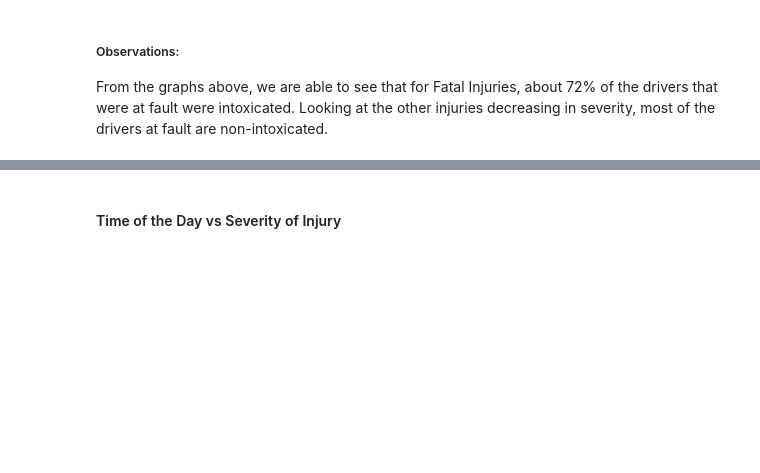
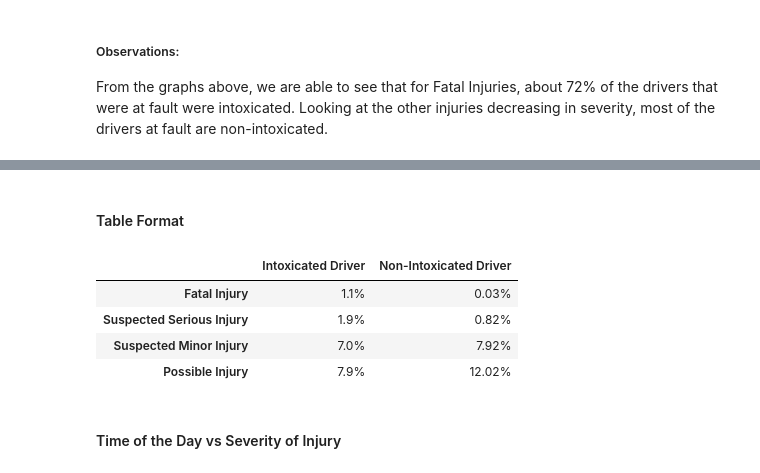
Before and after one commit to rayeni/car_crash_driver_profile, a Jupyter notebook: car_crash_eda.ipynb, the cells around one changed output, grey strips where cells are left out. Saved outputs shown, nothing was run; the diff lists cells and outputs as text; code cells hidden in the pictures; blank space fills up the shorter version.

```diff
--- a/car_crash_eda.ipynb
+++ b/car_crash_eda.ipynb
@@ -240,3 +301,17 @@ From the graphs above, we are able to see that for Fatal Injuries, about 72% of
+# %% [markdown]
+#### Table Format
+# %%
+data = {'Intoxicated Driver': ['1.1%','1.9%','7.0%','7.9%'],
+        'Non-Intoxicated Driver':['0.03%','0.82%','7.92%','12.02%']
+       }
+substance_df = pd.DataFrame(data,index = ['Fatal Injury','Suspected Serious Injury','Suspected Minor Injury','Possible Injury'])
+substance_df
+# %% [output]
+|  | Intoxicated Driver | Non-Intoxicated Driver |
+| Fatal Injury | 1.1% | 0.03% |
+| Suspected Serious Injury | 1.9% | 0.82% |
+| Suspected Minor Injury | 7.0% | 7.92% |
+| Possible Injury | 7.9% | 12.02% |
 # %% [markdown]
 #### Time of the Day vs Severity of Injury
 # %%
```
Also changed, not shown: parts of 15 cells of this notebook.
